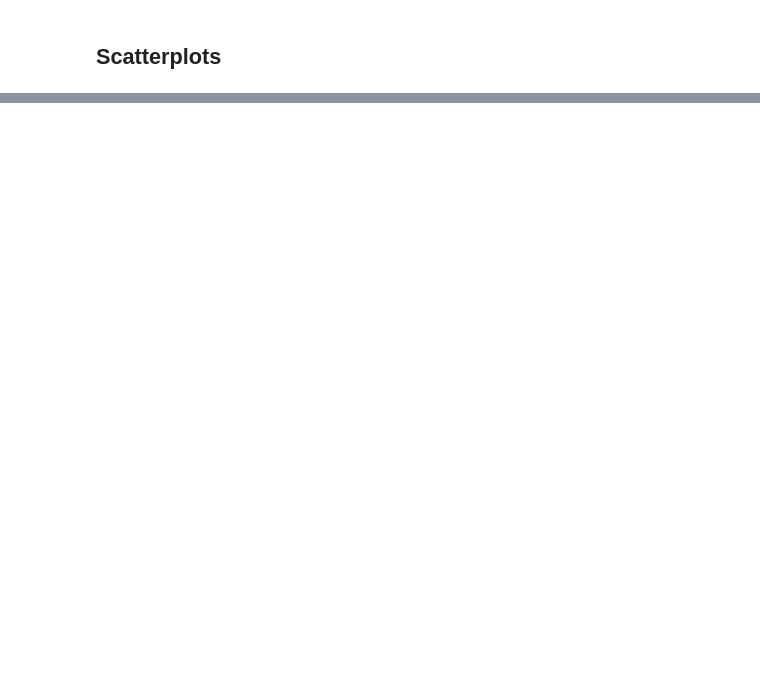
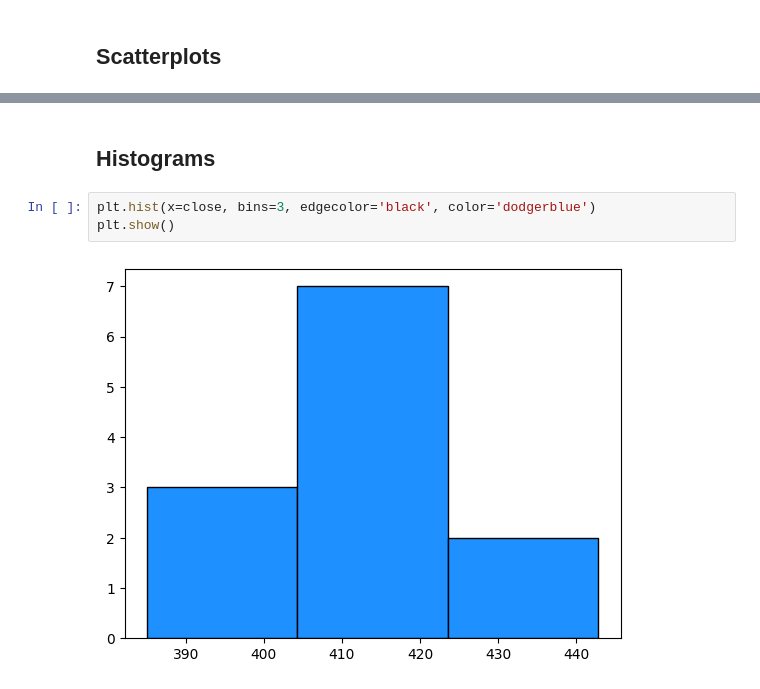
Before and after one commit to PaulToronto/DataCamp---Finance-Fundamentals-in-Python, a Jupyter notebook: 1_4_Visualization_in_Python.ipynb, the cells around one changed output, grey strips where cells are left out. Saved outputs shown, nothing was run; the diff lists cells and outputs as text; blank space fills up the shorter version.

```diff
--- a/1_4_Visualization_in_Python.ipynb
+++ b/1_4_Visualization_in_Python.ipynb
@@ -32,0 +36,7 @@ plt.show()
+# %% [markdown]
+## Histograms
+# %%
+plt.hist(x=close, bins=3, edgecolor='black', color='dodgerblue')
+plt.show()
+# %% [output]
+[figure, added]
```
Also changed, not shown: parts of 9 cells of this notebook.
